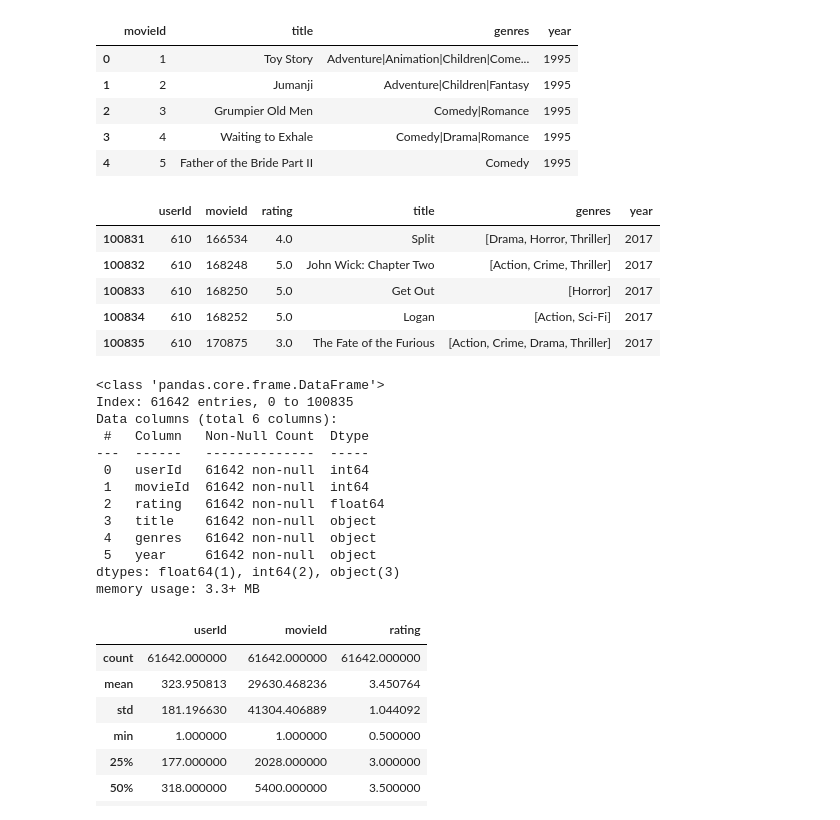
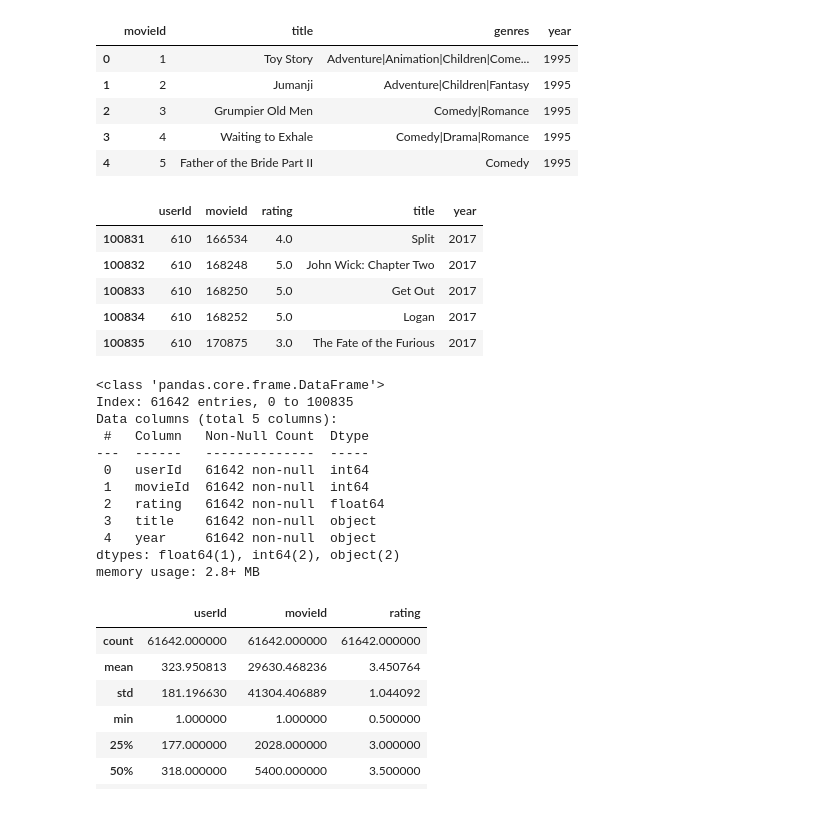
Before and after one commit to dantegaucho/Movie-recommendation-system, a Jupyter notebook: index.ipynb, the cells around one changed output. Saved outputs shown, nothing was run; the diff lists cells and outputs as text; code cells hidden in the pictures.

```diff
--- a/index.ipynb
+++ b/index.ipynb
@@ -188,35 +188,34 @@ movie_df.head()
 # remove the timestamp column from ratings_df
 ratings_df = ratings_df.drop(columns=['timestamp'])
 # %%
-# drop year upto 1995
-if 'year' not in movie_ratings_df.columns:
-	movie_ratings_df = movie_ratings_df.merge(movie_df[['movieId', 'year']], on='movieId', how='left')
+# Create movie_ratings_df by merging ratings_df with movie_df to get movie titles and years
+movie_ratings_df = ratings_df.reset_index().merge(movie_df[['movieId', 'title', 'year']], on='movieId', how='left')
 
+# Filter to keep only movies from 1995 onwards
 movie_ratings_df = movie_ratings_df[movie_ratings_df['year'].astype(float) >= 1995]
 movie_ratings_df.tail(5)
 # %% [output]
-|  | userId | movieId | rating | title | genres | year |
-| 100831 | 610 | 166534 | 4.0 | Split | [Drama, Horror, Thriller] | 2017 |
-| 100832 | 610 | 168248 | 5.0 | John Wick: Chapter Two | [Action, Crime, Thriller] | 2017 |
-| 100833 | 610 | 168250 | 5.0 | Get Out | [Horror] | 2017 |
-| 100834 | 610 | 168252 | 5.0 | Logan | [Action, Sci-Fi] | 2017 |
-| 100835 | 610 | 170875 | 3.0 | The Fate of the Furious | [Action, Crime, Drama, Thriller] | 2017 |
+|  | userId | movieId | rating | title | year |
+| 100831 | 610 | 166534 | 4.0 | Split | 2017 |
+| 100832 | 610 | 168248 | 5.0 | John Wick: Chapter Two | 2017 |
+| 100833 | 610 | 168250 | 5.0 | Get Out | 2017 |
+| 100834 | 610 | 168252 | 5.0 | Logan | 2017 |
+| 100835 | 610 | 170875 | 3.0 | The Fate of the Furious | 2017 |
 # %%
 movie_ratings_df.info()
 # %% [output]
 <class 'pandas.core.frame.DataFrame'>
 Index: 61642 entries, 0 to 100835
-Data columns (total 6 columns):
+Data columns (total 5 columns):
  #   Column   Non-Null Count  Dtype
 ---  ------   --------------  -----
  0   userId   61642 non-null  int64
  1   movieId  61642 non-null  int64
  2   rating   61642 non-null  float64
  3   title    61642 non-null  object
- 4   genres   61642 non-null  object
- 5   year     61642 non-null  object
-dtypes: float64(1), int64(2), object(3)
-memory usage: 3.3+ MB
+ 4   year     61642 non-null  object
+dtypes: float64(1), int64(2), object(2)
+memory usage: 2.8+ MB
 # %%
 movie_ratings_df.describe()
 # %% [output]
```
Also changed, not shown: parts of 24 cells of this notebook, 3 other files.
